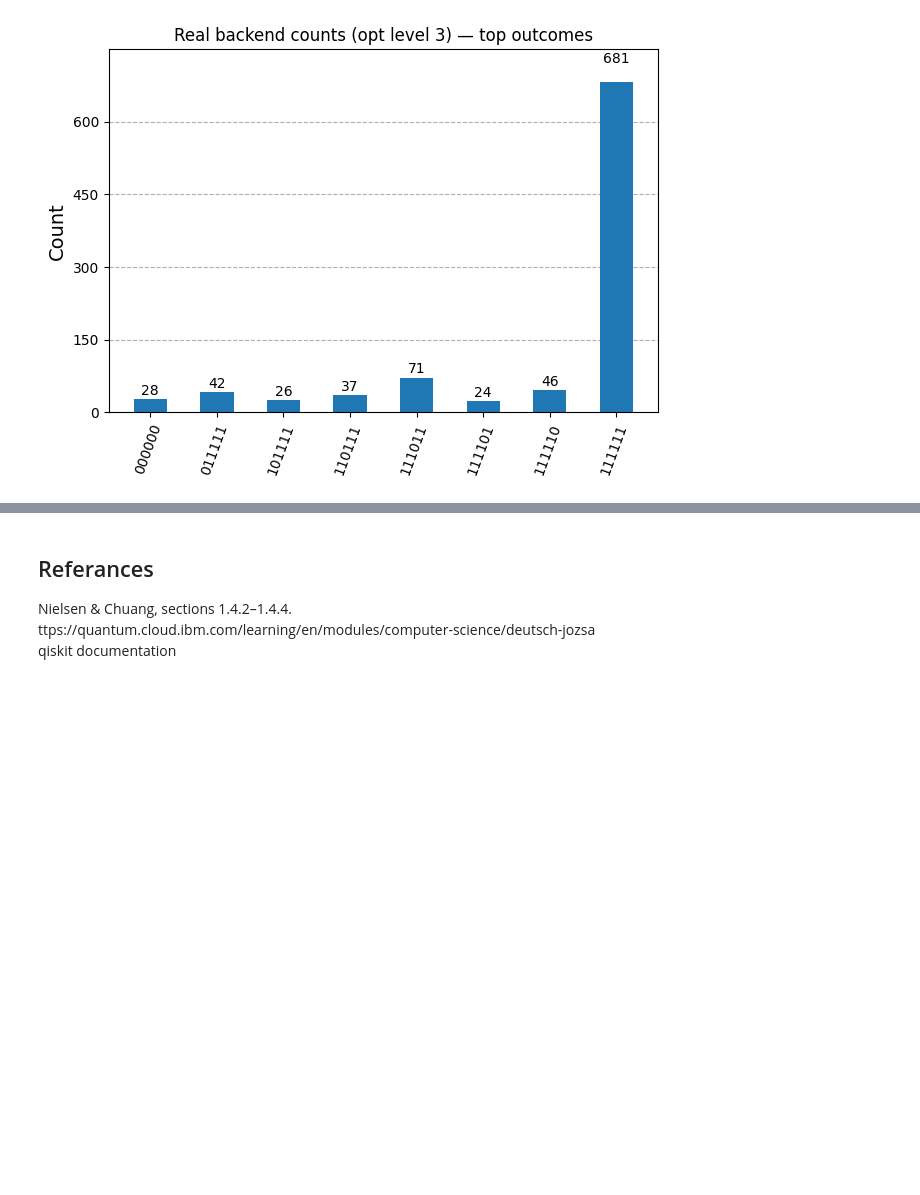
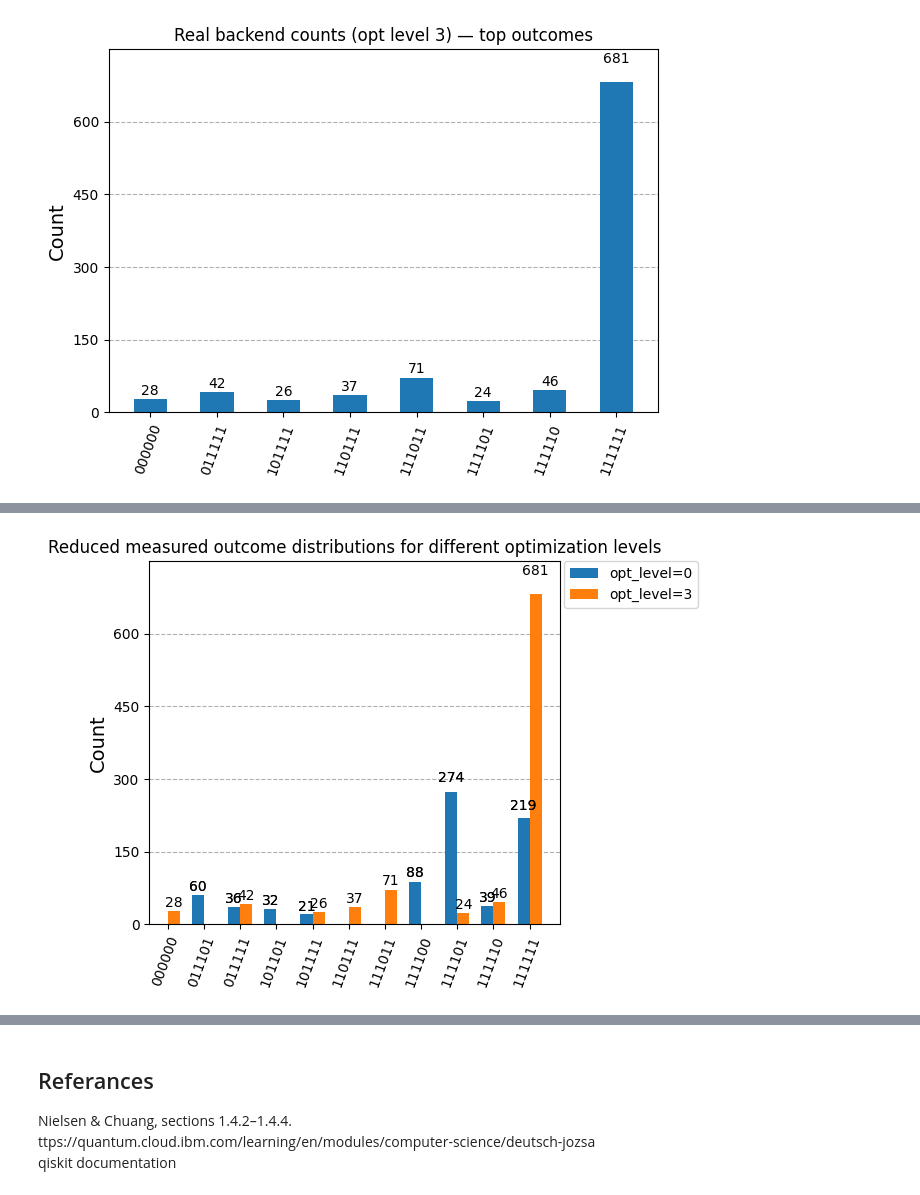
Before and after one commit to Javiifdez/Deutch-Jozsa, a Jupyter notebook: Implementation.ipynb, the cells around one changed output, grey strips where cells are left out. Cells and saved outputs as stored; diff of their text form; code cells hidden in the pictures; blank space fills up the shorter version.

Commit message:
Step 4: Outcome interpretation and comparison (opt levels 0 and 3)

```diff
--- a/Implementation.ipynb
+++ b/Implementation.ipynb
@@ -245,7 +245,7 @@ def balanced(qc:QuantumCircuit,n:int,alice_qr:QuantumRegister,bob_qr:QuantumRegi
         qc.cx(alice_qr,bob_qr)
         return qc
 
-def uf(qc:QuantumCircuit,n:int,which_fun:int,alice_qr:QuantumRegister,bob_qr:QuantumRegister,balancer = None)->QuantumCircuit:
+def uf(qc:QuantumCircuit,n:int,which_fun:int,alice_qr:QuantumRegister,bob_qr:QuantumRegister,balancer)->QuantumCircuit:
     if which_fun == 0:
         qc = constan0(qc)
     elif which_fun == 1:
@@ -255,8 +255,8 @@ def uf(qc:QuantumCircuit,n:int,which_fun:int,alice_qr:QuantumRegister,bob_qr:Qua
     qc.barrier()
     return qc
 
-balancer = random.random()
-qc = uf(qc,n,which_fun,alice_qr,bob_qr,balancer)
+balancer_exampler = random.random()
+qc = uf(qc,n,which_fun,alice_qr,bob_qr,balancer_exampler)
 qc.draw('mpl')
 # %% [output]
 [figure]
@@ -431,12 +433,12 @@ The following results correspond to the execution of the circuit on real quantum
 # Get counts
 counts_opt0 = Counter(bitstrings_opt0)
 # Show the results
-dominant, freq = counts_opt0.most_common(1)[0]
-print(f"Most frequent outcome: {dominant} ({freq} shots)")
+dominant_0, freq_0 = counts_opt0.most_common(1)[0]
+print(f"Most frequent outcome: {dominant_0} ({freq_0} shots)")
 # Plot histogram we only for the top 8 outcomes for readability
 k = 8
-top_counts = dict(counts_opt0.most_common(k))
-plot_histogram(top_counts, title="Real backend counts (opt level 0) — top outcomes")
+top_counts_0 = dict(counts_opt0.most_common(k))
+plot_histogram(top_counts_0, title="Real backend counts (opt level 0) — top outcomes")
 # %% [output]
 Most frequent outcome: 111101 (274 shots)
 [figure]
@@ -455,12 +457,12 @@ else:
 # Get counts
 counts_opt3 = Counter(bitstrings_opt3)
 # Show the results
-dominant, freq = counts_opt3.most_common(1)[0]
-print(f"Most frequent outcome: {dominant} ({freq} shots)")
+dominant_3, freq_3 = counts_opt3.most_common(1)[0]
+print(f"Most frequent outcome: {dominant_3} ({freq_3} shots)")
 # Plot histogram we only for the top 8 outcomes for readability
 k = 8
-top_counts = dict(counts_opt3.most_common(k))
-plot_histogram(top_counts, title="Real backend counts (opt level 3) — top outcomes")
+top_counts_3 = dict(counts_opt3.most_common(k))
+plot_histogram(top_counts_3, title="Real backend counts (opt level 3) — top outcomes")
 # %% [output]
 Most frequent outcome: 111111 (681 shots)
 [figure]
@@ -468,0 +476,9 @@ Most frequent outcome: 111111 (681 shots)
+# %%
+# Compare both optimization levels
+plot_histogram(
+    [top_counts_0, top_counts_3],
+    legend=['opt_level=0', 'opt_level=3'],
+    title='Reduced measured outcome distributions for different optimization levels'
+)
+# %% [output]
+[figure, added]
```
Also changed, not shown: parts of 7 cells of this notebook.
